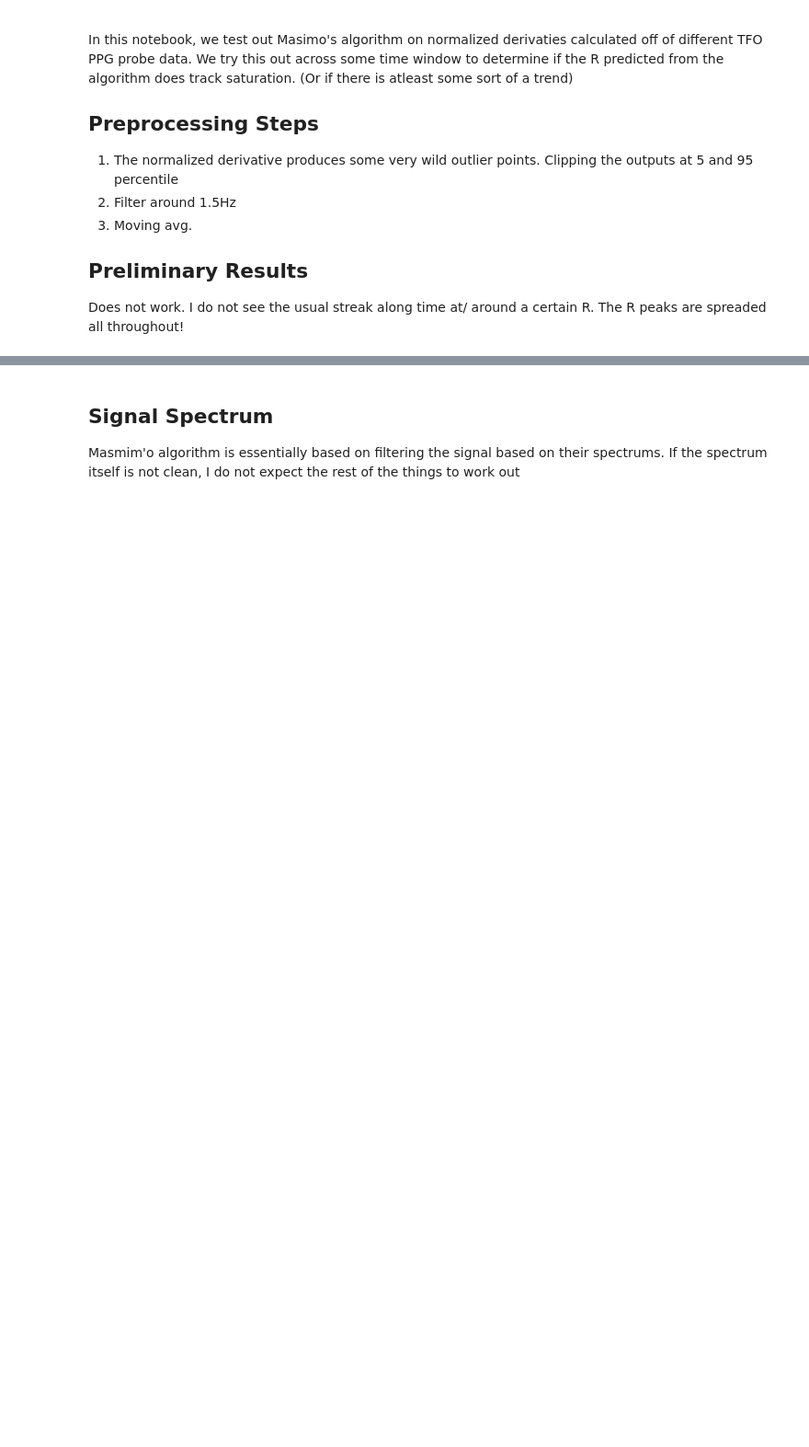
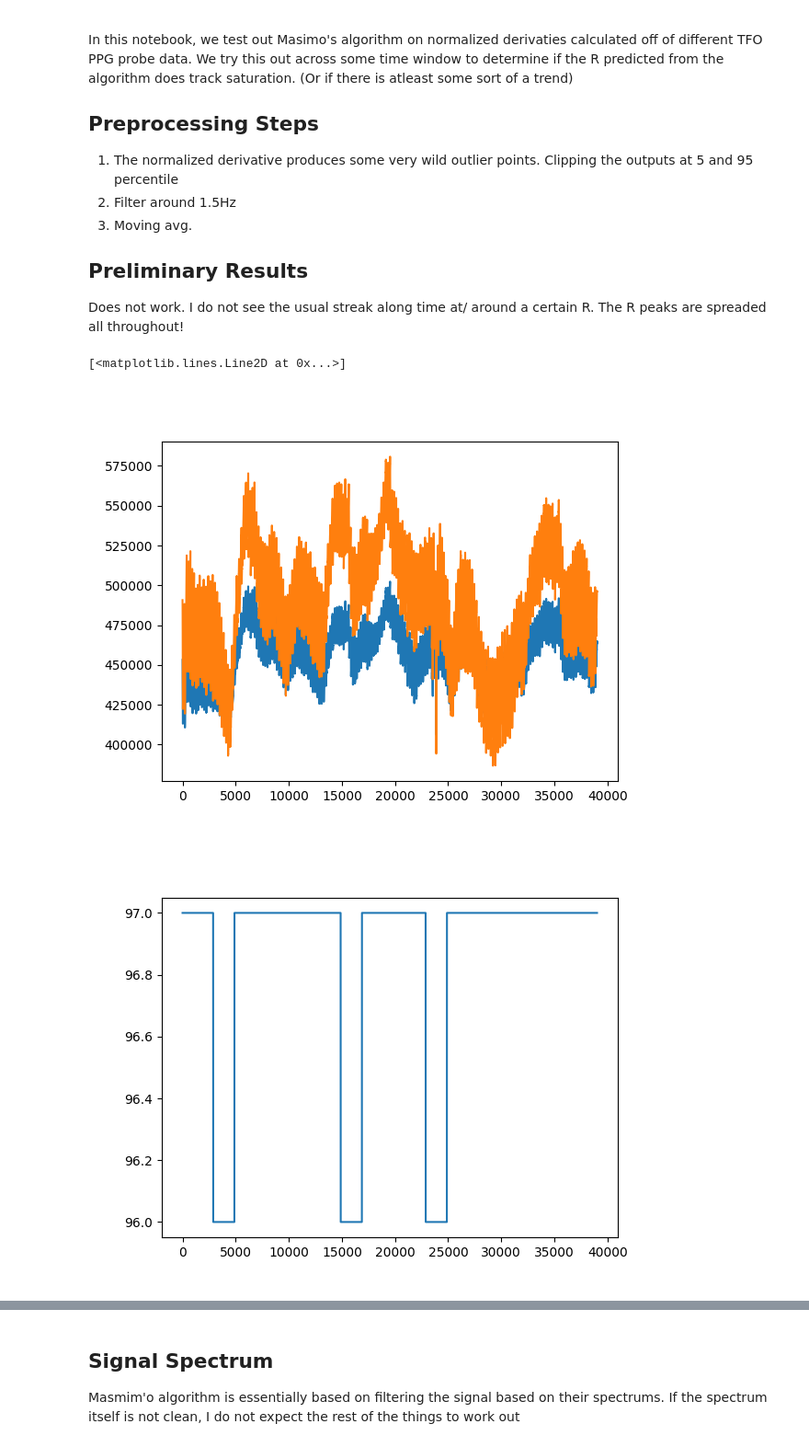
Before and after one commit to Audacity1213/tfo_masimo, a Jupyter notebook: notebooks/normalized_ac_with_masimo.ipynb, the cells around one changed output, grey strips where cells are left out. Shown at 92% size. Cells and saved outputs as stored; diff of their text form; code cells hidden in the pictures; blank space fills up the shorter version.

```diff
--- a/notebooks/normalized_ac_with_masimo.ipynb
+++ b/notebooks/normalized_ac_with_masimo.ipynb
@@ -40,9 +27,30 @@ ppg_timeline = np.arange(0, stop=min_len // FS, step=1/FS)
+# %%
+# Load CSV data
+df = pd.read_csv("C:/Users/Sebastian Najbjerg/Desktop/LEPSUCD/log12.csv")
+ppg = df[['IR', 'RED', 'RatioAverage', 'SpO2']].to_numpy()
+FS = 246
+
+min_len = len(ppg)
+ppg = ppg[:min_len, :]
+ppg_timeline = np.arange(0, stop=min_len / FS, step=1/FS)
 # %%
 %matplotlib widget
 # %%
 DERIVATIVE_PADDING_SAMPLE_COUNT = 100
-DETECTOR_ID = 3     # 0 to 4
-_, rd = normalized_derivative(ppg[:, DETECTOR_ID])
-_, ir = normalized_derivative(ppg[:, DETECTOR_ID + 5])
+_, rd = normalized_derivative(ppg[:, 1])  # RED
+_, ir = normalized_derivative(ppg[:, 0])  # IR
 rd = rd[DERIVATIVE_PADDING_SAMPLE_COUNT:-DERIVATIVE_PADDING_SAMPLE_COUNT]
 ir = ir[DERIVATIVE_PADDING_SAMPLE_COUNT:-DERIVATIVE_PADDING_SAMPLE_COUNT]
+plt.figure()
+plt.plot(ppg[:,1])
+plt.plot(ppg[:,0])
+
+# Plot the ratio and Spo2 over time
+plt.figure()
+plt.plot(ppg[:,2])
+plt.figure()
+plt.plot(ppg[:,3])
+# %% [output]
+[<matplotlib.lines.Line2D at 0x...>]
+[figure, added]
+[figure, added]
```
Also changed, not shown: parts of 13 cells of this notebook.
